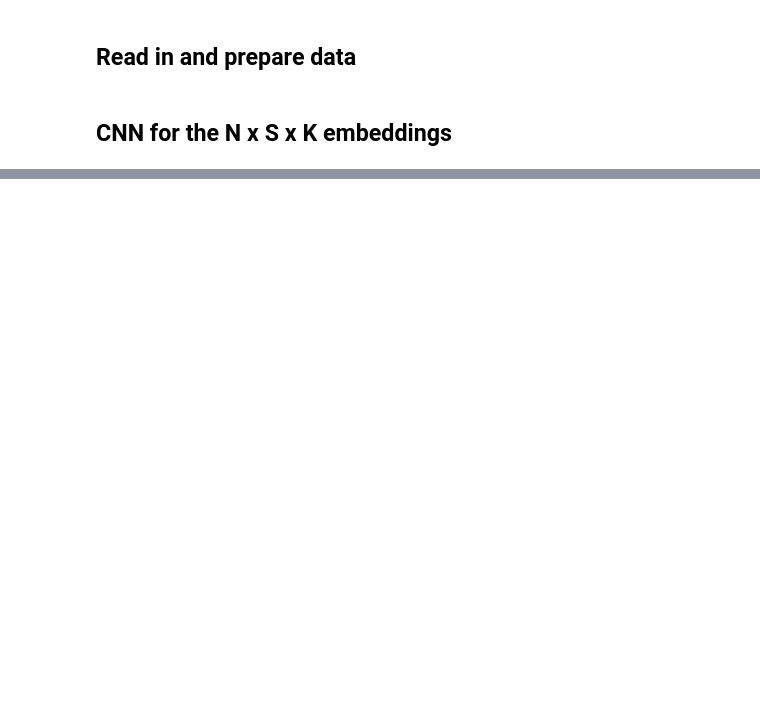
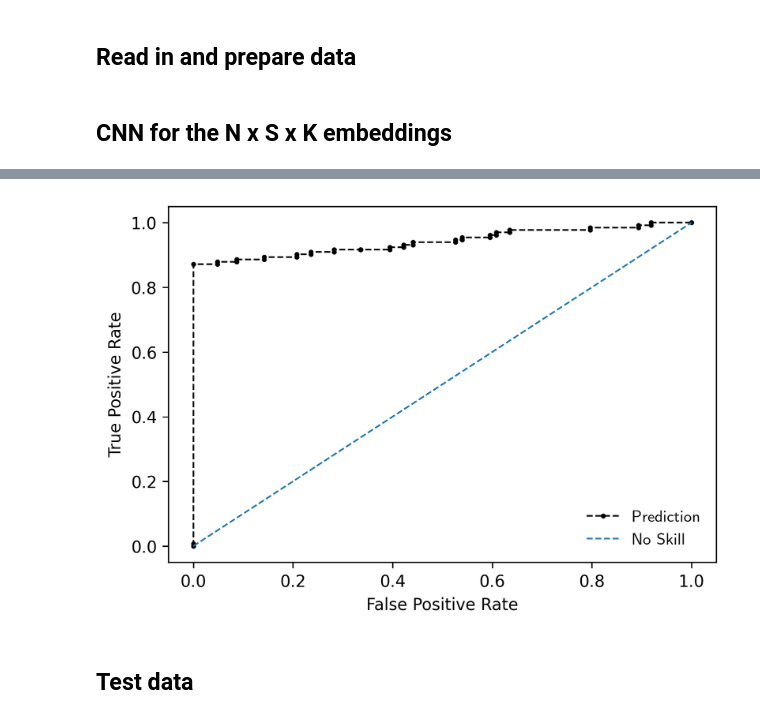
Before and after one commit to A-Lohse/deeplearningproject, a Jupyter notebook: downstream.ipynb, the cells around one changed output, grey strips where cells are left out. Drawn from its saved outputs; the diff is of its cells as text; code cells hidden in the pictures; blank space fills up the shorter version.

```diff
--- a/downstream.ipynb
+++ b/downstream.ipynb
@@ -25,5 +41,5 @@ del bert_train, bert_val, labels_train, labels_val, bert_datset, train_labels, v
 # %%
-net = Net(num_classes = 2)
+net = BillNet(num_classes = 2)
 net = net.cuda()
 print(net)
 # %% [output]
@@ -166,0 +234,12 @@ Current training Loss: 1.5432658195495605
+# %%
+fig, ax = plt.subplots(dpi = 300)
+ns_probs = [0 for _ in range(len(val_targs))]
+ns_fpr, ns_tpr, _ = roc_curve(val_targs, ns_probs)
+with plt.style.context('science'):
+    ax.plot(lr_fpr, lr_tpr, 'ko--', markersize=2, label='Prediction')
+    ax.plot(ns_fpr, ns_tpr, linestyle='--', label='No Skill')
+    ax.set_xlabel('False Positive Rate')
+    ax.set_ylabel('True Positive Rate')
+    ax.legend()
+# %% [output]
+[figure, added]
@@ -166,0 +255,2 @@ Current training Loss: 1.5432658195495605
+# %% [markdown]
+## Test data
```
Also changed, not shown: parts of 23 cells of this notebook, 2 other files.
